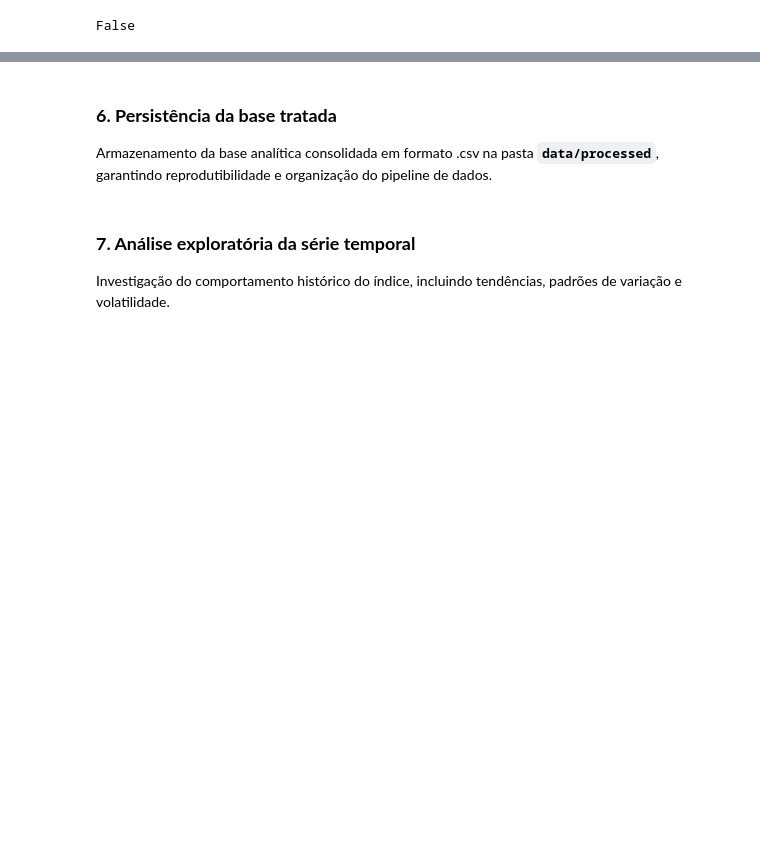
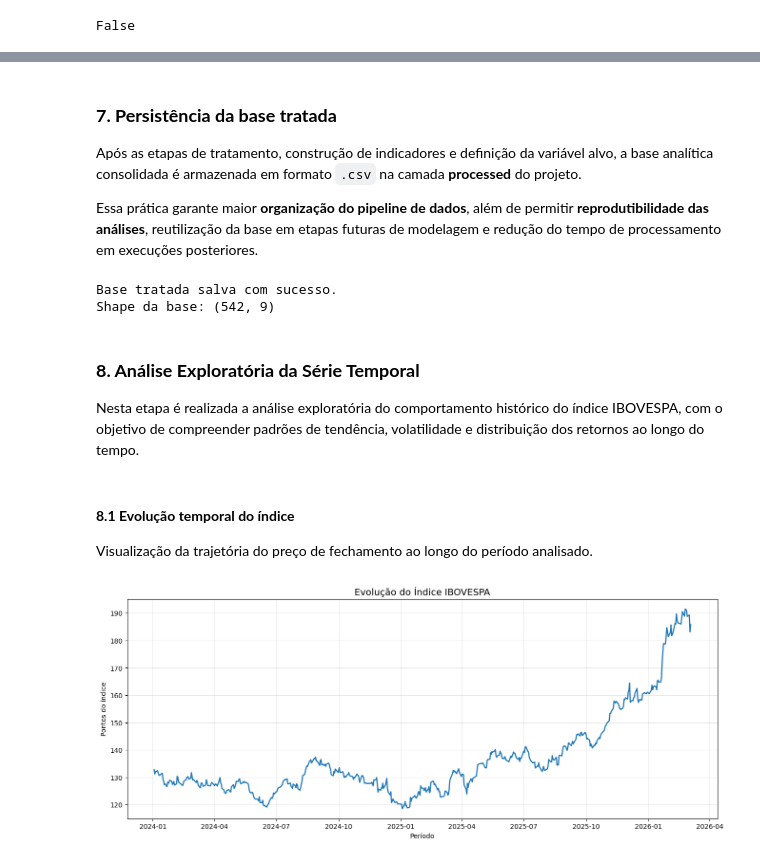
Before and after one commit to isabellarsandes/previsao-ibovespa-machine-learning, a Jupyter notebook: notebooks/01_eda.ipynb, the cells around one changed output, grey strips where cells are left out. Saved outputs shown, nothing was run; the diff lists cells and outputs as text; code cells hidden in the pictures; blank space fills up the shorter version.

```diff
--- a/notebooks/01_eda.ipynb
+++ b/notebooks/01_eda.ipynb
@@ -257,14 +313,50 @@ Cálculo do retorno percentual diário do índice, permitindo analisar a variaç
+# %%
+# Criação da variável alvo (tendência do dia seguinte)
+df_ibov["target"] = (
+    df_ibov["Último"].shift(-1) > df_ibov["Último"]
+).astype("Int64")
+
+# Remoção de registros sem informações necessárias para modelagem
+df_ibov = df_ibov.dropna(subset=["retorno_diario", "retorno_diario_pct", "target"])
+
+# Ajuste final do tipo da variável alvo
+df_ibov["target"] = df_ibov["target"].astype(int)
 # %% [markdown]
-### **6. Persistência da base tratada**
-Armazenamento da base analítica consolidada em formato .csv na pasta **`data/processed`**, garantindo reprodutibilidade e organização do pipeline de dados.
+### **7. Persistência da base tratada**
+
+Após as etapas de tratamento, construção de indicadores e definição da variável alvo, a base analítica consolidada é armazenada em formato `.csv` na camada **processed** do projeto.
+
+Essa prática garante maior **organização do pipeline de dados**, além de permitir **reprodutibilidade das análises**, reutilização da base em etapas futuras de modelagem e redução do tempo de processamento em execuções posteriores.
 # %%
-# Caminho da pasta
-PROCESSED = Path("../data/processed")
+# Definição do diretório de saída
+PROCESSED_PATH = Path("../data/processed")
 
-# Salvar dataset tratado
-df_dados_ibovespa.to_csv(
-    PROCESSED / "ibov_dados_tratados.csv"
-)
+# Nome do arquivo
+file_processed = "ibovespa_model_dataset.csv"
+
+# Salvando a base tratada
+df_ibov.to_csv(PROCESSED_PATH / file_processed)
+
+print("Base tratada salva com sucesso.")
+print("Shape da base:", df_ibov.shape)
+# %% [output]
+Base tratada salva com sucesso.
+Shape da base: (542, 9)
 # %% [markdown]
-### **7. Análise exploratória da série temporal**
-Investigação do comportamento histórico do índice, incluindo tendências, padrões de variação e volatilidade.
+### **8. Análise Exploratória da Série Temporal**
+
+Nesta etapa é realizada a análise exploratória do comportamento histórico do índice IBOVESPA, com o objetivo de compreender padrões de tendência, volatilidade e distribuição dos retornos ao longo do tempo.
+# %% [markdown]
+#### **8.1 Evolução temporal do índice**
+
+Visualização da trajetória do preço de fechamento ao longo do período analisado.
+# %%
+plt.figure(figsize=(16,6))
+plt.plot(df_ibov.index, df_ibov["Último"], linewidth=1.8)
+plt.title("Evolução do Índice IBOVESPA", fontsize=14)
+plt.xlabel("Período")
+plt.ylabel("Pontos do índice")
+plt.grid(alpha=0.3)
+plt.show()
+# %% [output]
+[figure, added]
```
Also changed, not shown: parts of 61 cells of this notebook, 1 other file.
